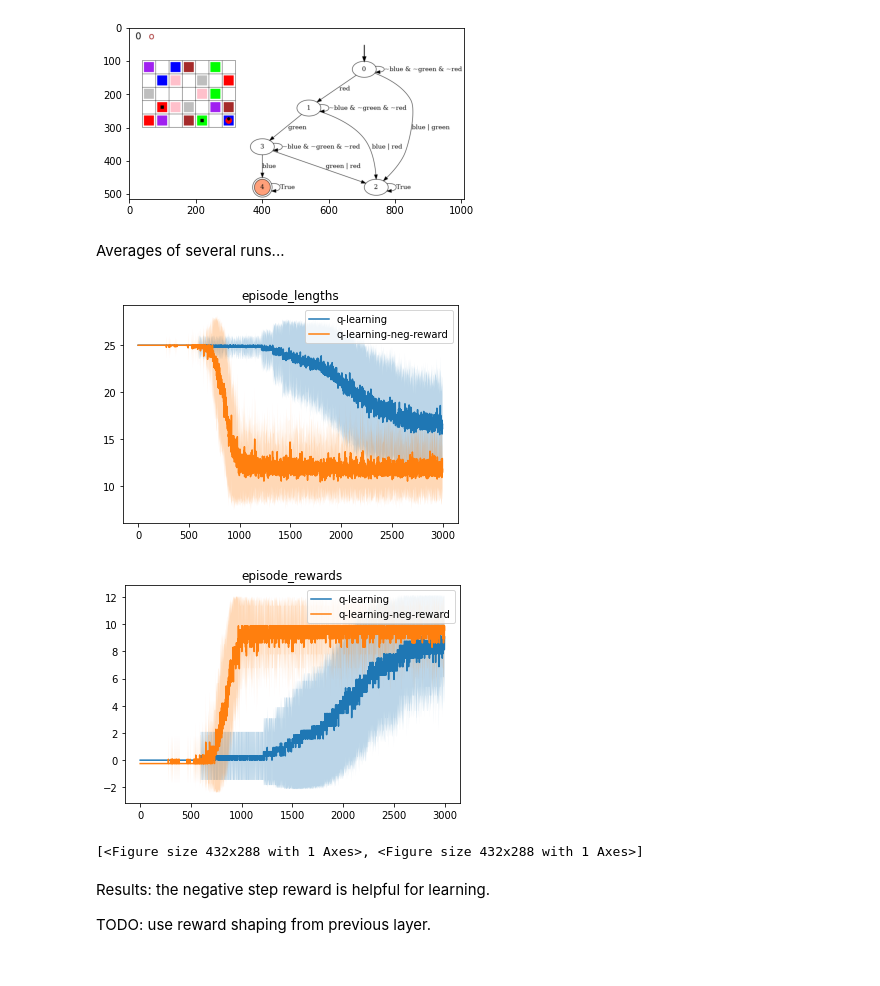
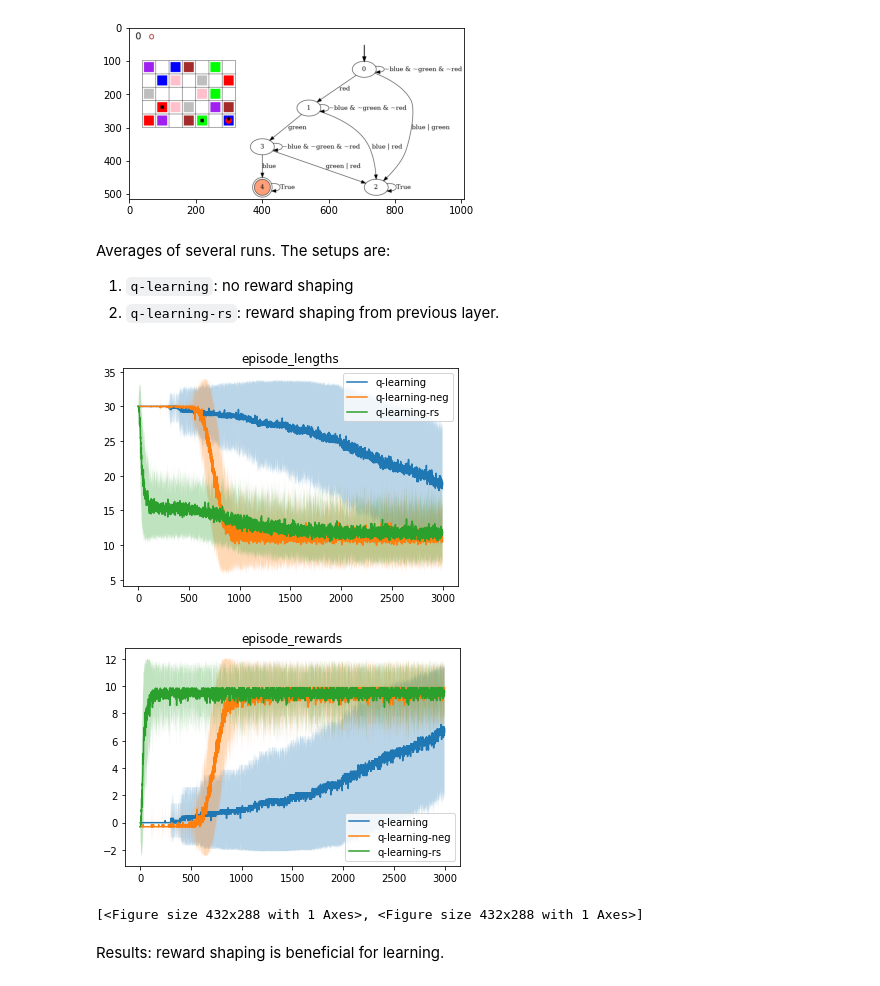
Before and after one commit to cipollone/multinav2, a Jupyter notebook: notebooks/02_grid_sapientino.ipynb, the cells around one changed output. Drawn from its saved outputs; the diff is of its cells as text; code cells hidden in the pictures.

Commit message:
add reward shaping to grid sapientino

```diff
--- a/notebooks/02_grid_sapientino.ipynb
+++ b/notebooks/02_grid_sapientino.ipynb
@@ -78,10 +90,23 @@ rollout(env, policy=lambda _env, state: np.argmax(Q[state]), callback=plot_env)
 [figure]
 [figure]
 [figure]
-# %% [markdown]
-Averages of several runs...
+# %% [markdown]
+Averages of several runs. The setups are:
+1. `q-learning`: no reward shaping
+2. `q-learning-rs`: reward shaping from previous layer.
 # %%
+nb_colors = 3
+nb_runs = 64
+nb_processes = 8
+
+# for convenience, we run value iteration only once.
+rb = AbstractSapientinoRB(nb_colors)
+env = AbstractSapientinoTemporalGoal(rb, [nb_colors], dict(failure_probability=0.1))
+value, policy = value_iteration(env, discount=0.9, max_iterations=200)
+
+
 def run_experiment(
+    nb_colors = 3,
     nb_runs=32,
     nb_processes=8,
     reward_per_step=0.0,
@@ -93,46 +118,53 @@ def run_experiment(
     gamma=0.9,
     learning_rate_decay=False,
     epsilon_decay=False,
+    value_function=None
 ):
     """Run a full experiment."""
-    nb_colors = 3
+    temp_file = Path(tempfile.mktemp(suffix=".txt"))
+    generate_grid(nb_colors, temp_file)
     configuration = SapientinoConfiguration(
+        path_to_map=temp_file,
         reward_per_step=reward_per_step,
         reward_outside_grid=reward_outside_grid,
         reward_duplicate_beep=reward_duplicate_beep,
     )
     env = SingleAgentWrapper(SapientinoDictSpace(configuration))
     tg = GridSapientinoRB(nb_colors).make_sapientino_goal()
-    env = SapientinoTemporalWrapper(env, [tg])
-    env = MyStatsRecorder(TimeLimit(env, max_episode_steps=25))
+    env = MyTemporalGoalWrapper(env, [tg])
+    env = MyStatsRecorder(TimeLimit(env, max_episode_steps=30))
+    if value_function is not None:
+        reward_shaper = GridSapientinoRewardShaper(value_function)
+        env = RewardShapingWrapper(env, reward_shaper)
+    env = RobotFeatures(env)
+    env = MyStatsRecorder(env, prefix="rs_")
     seeds = list(range(nb_runs))
     qlearning_params = dict(
         nb_episodes=nb_episodes,
         alpha=alpha,
         eps=eps,
         gamma=gamma,
         learning_rate_decay=learning_rate_decay,
         epsilon_decay=epsilon_decay,
     )
 
     experiment = Experiment(
         env, q_learning, qlearning_params, nb_runs=nb_runs,
         nb_processes=nb_processes, seeds=seeds
     )
 
     stats = experiment.run()
     return stats
 
-stats_1 = run_experiment()
-stats_2 = run_experiment(reward_per_step=-0.01)
 
-plot_average_stats([stats_1, stats_2], ["q-learning", "q-learning-neg-reward"])
+stats_1 = run_experiment(nb_runs=nb_runs)
+stats_2 = run_experiment(nb_runs=nb_runs, reward_per_step=-0.01)
+stats_3 = run_experiment(nb_runs=nb_runs, nb_colors=nb_colors, reward_per_step=-0.01, value_function=value)
+
+plot_average_stats([stats_1, stats_2, stats_3], ["q-learning", "q-learning-neg", "q-learning-rs"])
 # %% [output]
-[figure, old version]
+[figure, new version]
-[figure, old version]
+[figure, new version]
 [<Figure size 432x288 with 1 Axes>, <Figure size 432x288 with 1 Axes>]
-# %% [markdown]
-Results: the negative step reward
-is helpful for learning.
-
-TODO: use reward shaping from previous layer.
+# %% [markdown]
+Results: reward shaping is beneficial for learning.
```
Also changed, not shown: parts of 4 cells of this notebook, 15 other files.
